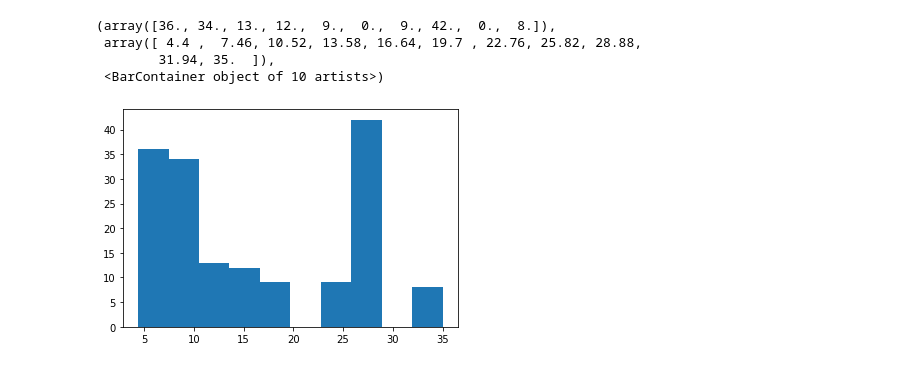
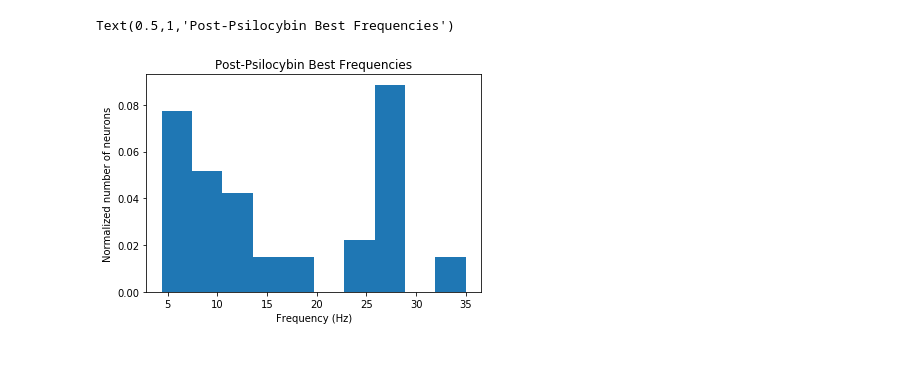
Before and after one commit to ConorLane1995/2Psinapod_two_photon_pipeline, a Jupyter notebook: notebooks/plot_best_freqs.ipynb, the cells around one changed output. Drawn from its saved outputs; the diff is of its cells as text; code cells hidden in the pictures.

```diff
--- a/notebooks/plot_best_freqs.ipynb
+++ b/notebooks/plot_best_freqs.ipynb
@@ -44,10 +55,12 @@ plt.show()
-# %%
-plt.hist(c)
-# %% [output]
-(array([36., 34., 13., 12.,  9.,  0.,  9., 42.,  0.,  8.]),
- array([ 4.4 ,  7.46, 10.52, 13.58, 16.64, 19.7 , 22.76, 25.82, 28.88,
-        31.94, 35.  ]),
- <BarContainer object of 10 artists>)
-[figure, removed]
+# %%
+fig = plt.figure()
+fig.patch.set_facecolor('white')
+plt.hist(c,density=True)
+plt.xlabel("Frequency (Hz)")
+plt.ylabel("Normalized number of neurons")
+plt.title("Post-Psilocybin Best Frequencies")
+# %% [output]
+Text(0.5,1,'Post-Psilocybin Best Frequencies')
+[figure, added]
 # %%
 c_pre = c
```
Also changed, not shown: parts of 4 cells of this notebook, 7 other files.
